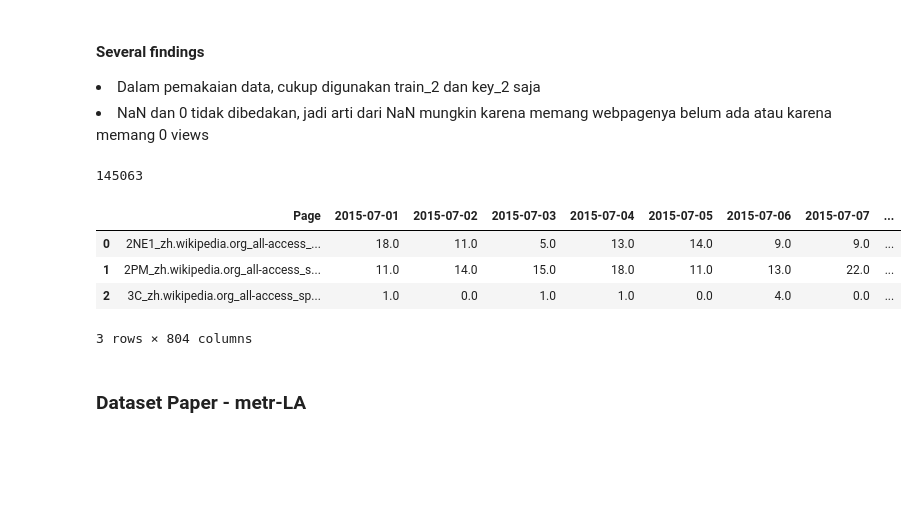
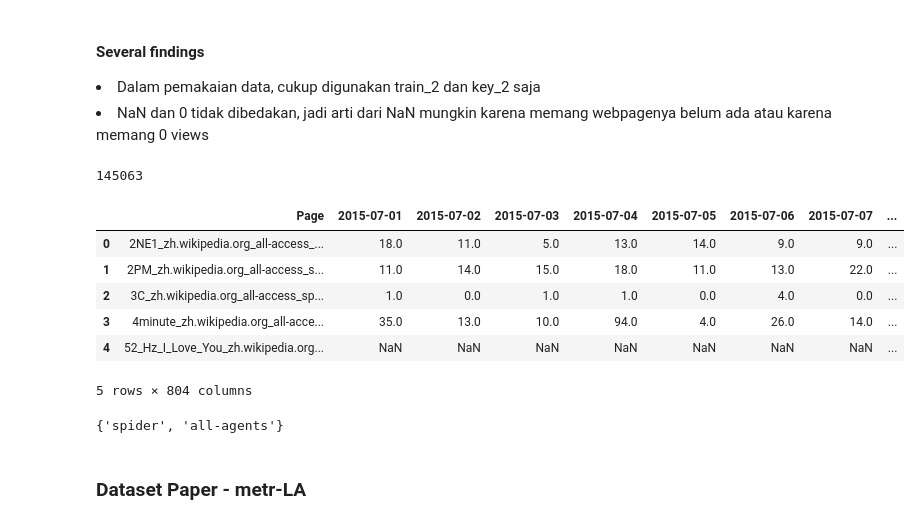
Before and after one commit to MikhaelBelmiro/Final-Project, a Jupyter notebook: exploration/exploration.ipynb, the cells around one changed output. Cells and saved outputs as stored; diff of their text form; code cells hidden in the pictures; blank space fills up the shorter version.

```diff
--- a/exploration/exploration.ipynb
+++ b/exploration/exploration.ipynb
@@ -23,14 +23,21 @@ from utils import s2f, read_from_csv_custom
 train_2 = pd.read_csv('./data/web-traffic-time-series-forecasting/train_2.csv')
 # %%
 print(len(train_2))
-train_2.head(3)
+train_2.head(5)
 # %% [output]
 145063
 |  | Page | 2015-07-01 | 2015-07-02 | 2015-07-03 | 2015-07-04 | 2015-07-05 | 2015-07-06 | 2015-07-07 | ... |
 | 0 | 2NE1_zh.wikipedia.org_all-access_... | 18.0 | 11.0 | 5.0 | 13.0 | 14.0 | 9.0 | 9.0 | ... |
 | 1 | 2PM_zh.wikipedia.org_all-access_s... | 11.0 | 14.0 | 15.0 | 18.0 | 11.0 | 13.0 | 22.0 | ... |
 | 2 | 3C_zh.wikipedia.org_all-access_sp... | 1.0 | 0.0 | 1.0 | 1.0 | 0.0 | 4.0 | 0.0 | ... |
+| 3 | 4minute_zh.wikipedia.org_all-acce... | 35.0 | 13.0 | 10.0 | 94.0 | 4.0 | 26.0 | 14.0 | ... |
+| 4 | 52_Hz_I_Love_You_zh.wikipedia.org... | NaN | NaN | NaN | NaN | NaN | NaN | NaN | ... |
-3 rows × 804 columns
+5 rows × 804 columns
+# %%
+dictionary = {}
+print(set([x.split('.org_')[-1].split('_')[1] for x in train_2['Page'].tolist()]))
+# %% [output]
+{'spider', 'all-agents'}
 # %% [markdown]
 ### Dataset Paper - metr-LA
 # %%
```
Also changed, not shown: parts of 1 cell of this notebook, 19 other files.
